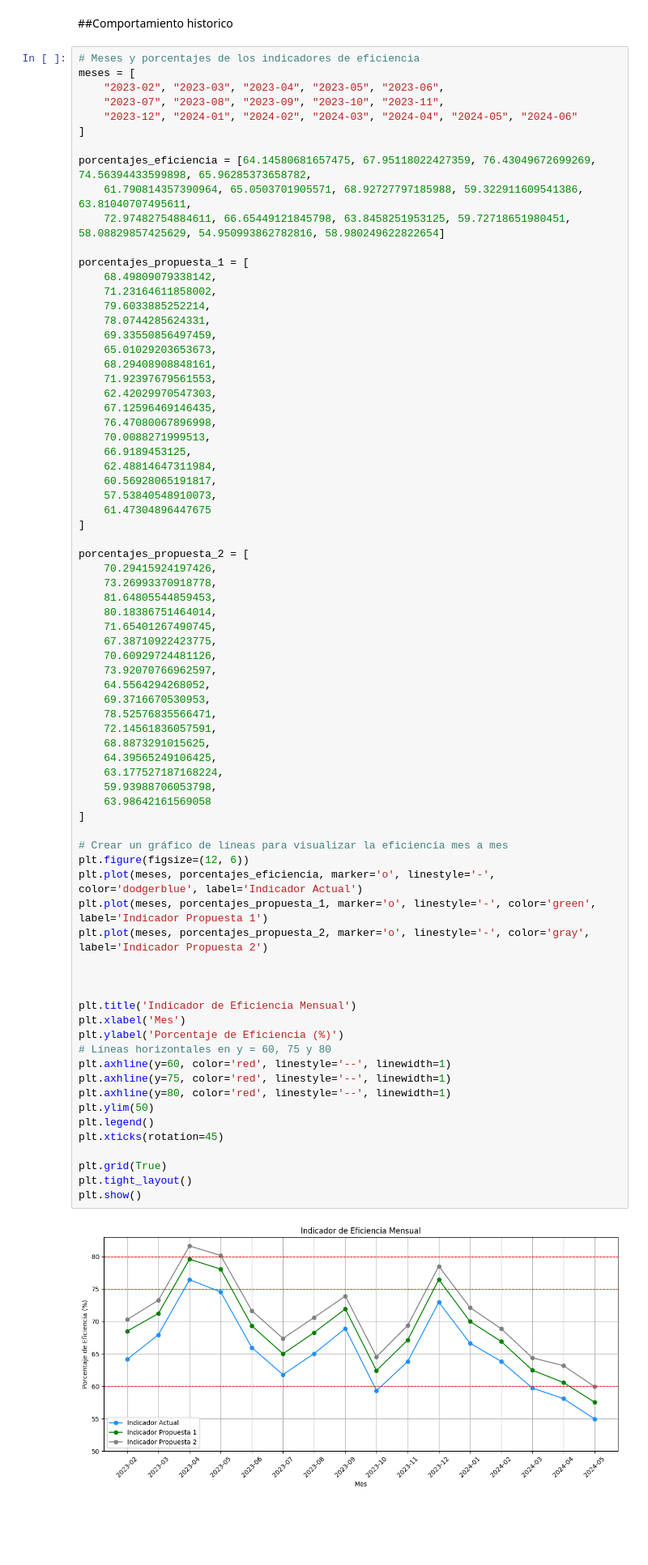
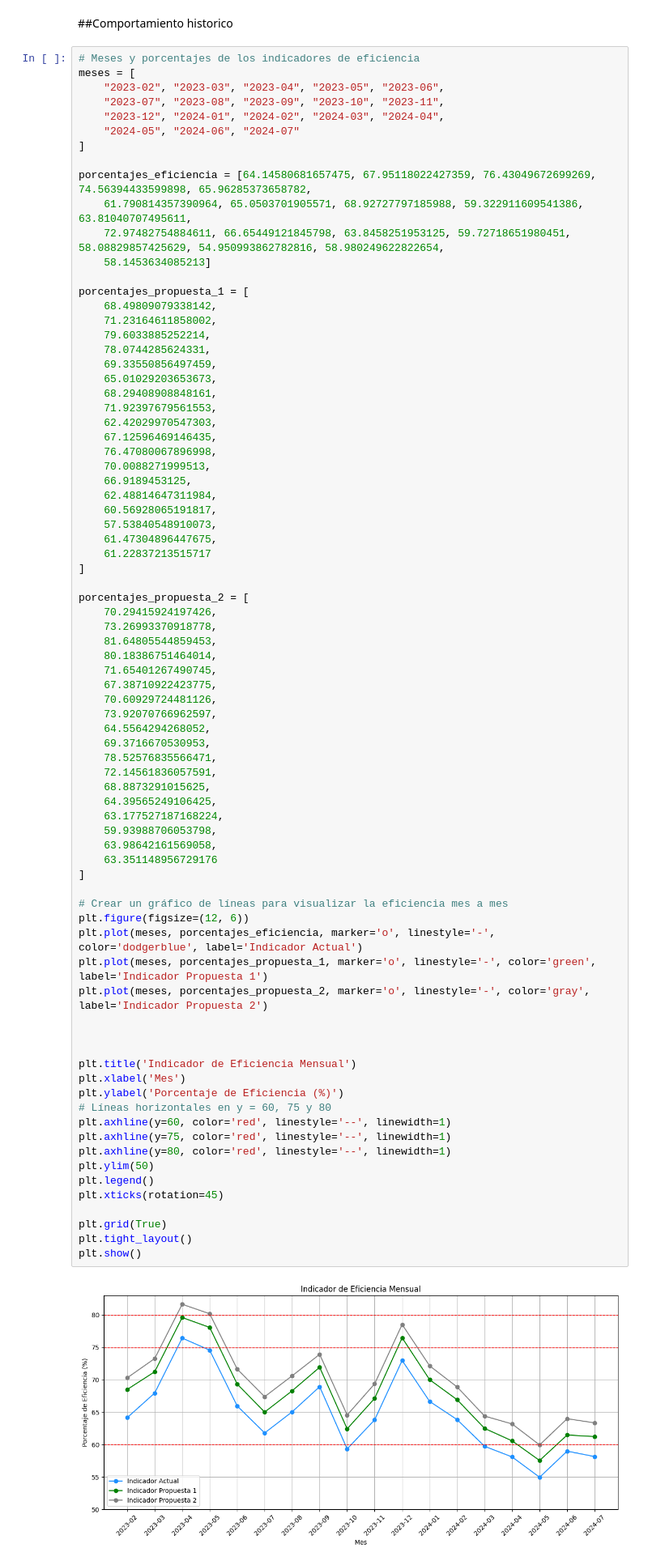
Before and after one commit to Andr3yP/Indicador_eficiencia_Ofosi_Cens, a Jupyter notebook: Indicador_eficiencia.ipynb, the cells around one changed output. Shown: that part at 81% size. Cells and saved outputs as stored; diff of their text form; blank space fills up the shorter version.

```diff
--- a/Indicador_eficiencia.ipynb
+++ b/Indicador_eficiencia.ipynb
@@ -817,12 +831,14 @@ WARNING:matplotlib.legend:No artists with labels found to put in legend.  Note t
 meses = [
     "2023-02", "2023-03", "2023-04", "2023-05", "2023-06",
     "2023-07", "2023-08", "2023-09", "2023-10", "2023-11",
-    "2023-12", "2024-01", "2024-02", "2024-03", "2024-04", "2024-05", "2024-06"
+    "2023-12", "2024-01", "2024-02", "2024-03", "2024-04",
+    "2024-05", "2024-06", "2024-07"
 ]
 
 porcentajes_eficiencia = [64.14580681657475, 67.95118022427359, 76.43049672699269, 74.56394433599898, 65.96285373658782,
     61.790814357390964, 65.0503701905571, 68.92727797185988, 59.322911609541386, 63.81040707495611,
-    72.97482754884611, 66.65449121845798, 63.8458251953125, 59.72718651980451, 58.08829857425629, 54.950993862782816, 58.980249622822654]
+    72.97482754884611, 66.65449121845798, 63.8458251953125, 59.72718651980451, 58.08829857425629, 54.950993862782816, 58.980249622822654,
+    58.1453634085213]
 
 porcentajes_propuesta_1 = [
     68.49809079338142,
@@ -841,7 +857,8 @@ porcentajes_propuesta_1 = [
     62.48814647311984,
     60.56928065191817,
     57.53840548910073,
-    61.47304896447675
+    61.47304896447675,
+    61.22837213515717
 ]
 
 porcentajes_propuesta_2 = [
@@ -859,35 +876,36 @@ porcentajes_propuesta_2 = [
     72.14561836057591,
     68.8873291015625,
     64.39565249106425,
     63.177527187168224,
     59.93988706053798,
-    63.98642161569058
+    63.98642161569058,
+    63.351148956729176
 ]
 
 # Crear un gráfico de líneas para visualizar la eficiencia mes a mes
 plt.figure(figsize=(12, 6))
 plt.plot(meses, porcentajes_eficiencia, marker='o', linestyle='-', color='dodgerblue', label='Indicador Actual')
 plt.plot(meses, porcentajes_propuesta_1, marker='o', linestyle='-', color='green', label='Indicador Propuesta 1')
 plt.plot(meses, porcentajes_propuesta_2, marker='o', linestyle='-', color='gray', label='Indicador Propuesta 2')
 
 
 
 plt.title('Indicador de Eficiencia Mensual')
 plt.xlabel('Mes')
 plt.ylabel('Porcentaje de Eficiencia (%)')
 # Líneas horizontales en y = 60, 75 y 80
 plt.axhline(y=60, color='red', linestyle='--', linewidth=1)
 plt.axhline(y=75, color='red', linestyle='--', linewidth=1)
 plt.axhline(y=80, color='red', linestyle='--', linewidth=1)
 plt.ylim(50)
 plt.legend()
 plt.xticks(rotation=45)
 
 plt.grid(True)
 plt.tight_layout()
 plt.show()
 # %% [output]
-[figure, old version]
+[figure, new version]
 # %% [markdown]
 #Indicador Eficacia
 # %%
```
Also changed, not shown: parts of 22 cells of this notebook.
